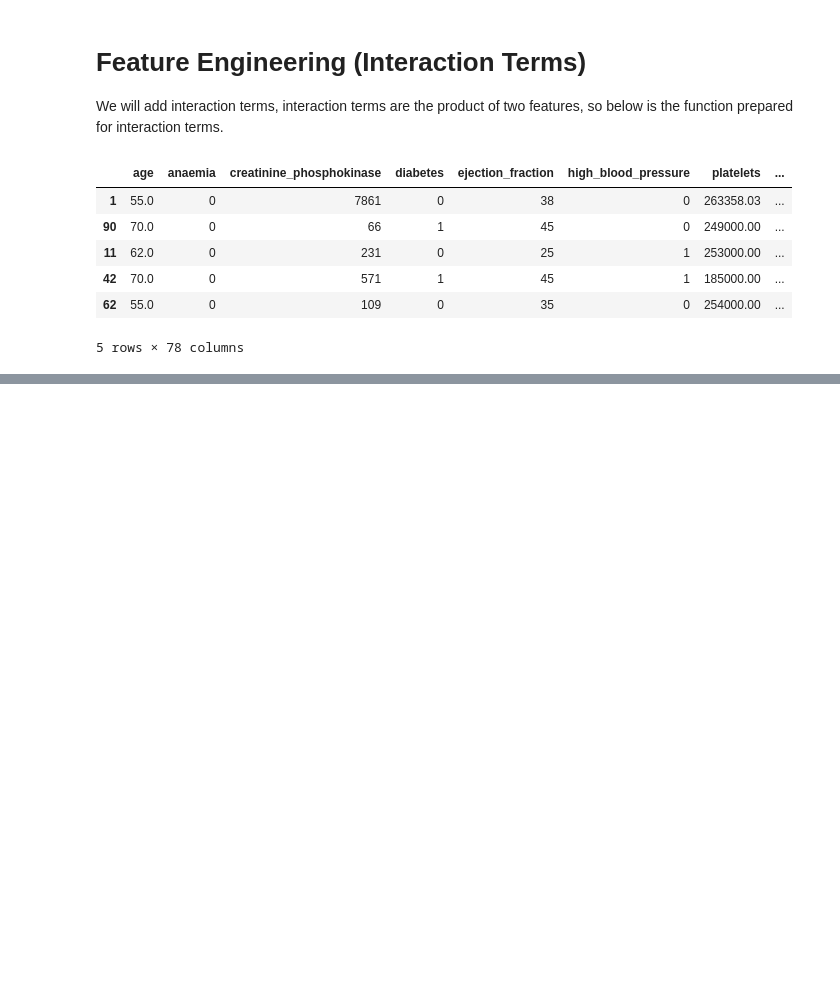
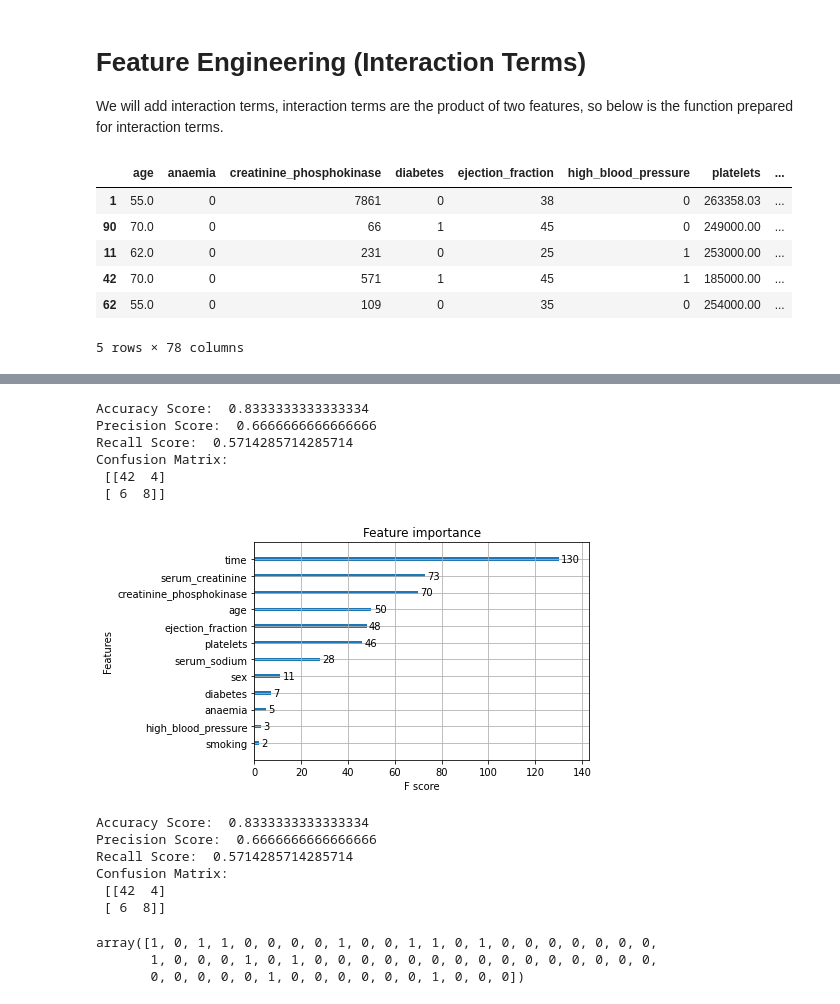
Before and after one commit to mart-anthony-stark/Machine-Learning-and-Deep-Learning, a Jupyter notebook: Heart_Failure_Prediction.ipynb, the cells around one changed output, grey strips where cells are left out. Saved outputs shown, nothing was run; the diff lists cells and outputs as text; code cells hidden in the pictures; blank space fills up the shorter version.

```diff
--- a/Heart_Failure_Prediction.ipynb
+++ b/Heart_Failure_Prediction.ipynb
@@ -242,0 +333,5 @@ x_train_mod.head()
+# %%
+svc = SVC(C = 100, gamma = 0.0001)
+svc.fit(X_train, y_train)
+y_pred2 = svc.predict(X_test)
+evaluating_model(y_test, y_pred2)
@@ -242,0 +380,8 @@ x_train_mod.head()
+# %%
+ds_clf = DecisionTreeClassifier(max_depth=8, max_features=0.9, max_leaf_nodes=30,
+                       min_impurity_decrease=0.05, min_samples_leaf=0.02,
+                       min_samples_split=10, min_weight_fraction_leaf=0.005,
+                       random_state=2, splitter='random')
+ds_clf.fit(X_train, y_train)
+pred4 = ds_clf.predict(X_test)
+evaluating_model(y_test, pred4)
@@ -242,0 +410,7 @@ x_train_mod.head()
+# %%
+rf_clf = RandomForestClassifier(max_depth=2, max_features=0.5,
+                       min_impurity_decrease=0.01, min_samples_leaf=10,
+                       random_state=2)
+rf_clf.fit(X_train, y_train)
+pred5 = rf_clf.predict(X_test)
+evaluating_model(y_test, pred5)
@@ -242,0 +424,11 @@ x_train_mod.head()
+# %%
+from xgboost import XGBClassifier
+xgb1 = XGBClassifier(colsample_bytree= 1.0,
+ learning_rate = 0.1,
+ max_depth = 4,
+ n_estimators= 400,
+ subsample= 1.0)
+
+eval_set  = [(X_test, y_test)]
+
+xgb1.fit(X_train, y_train,early_stopping_rounds=10, eval_metric="logloss",eval_set=eval_set, verbose=True)
@@ -242,0 +455,43 @@ x_train_mod.head()
+# %%
+pred6 = xgb1.predict(X_test)
+evaluating_model(y_test, pred6)
+# %% [output]
+Accuracy Score:  0.8333333333333334
+Precision Score:  0.6666666666666666
+Recall Score:  0.5714285714285714
+Confusion Matrix:
+ [[42  4]
+ [ 6  8]]
+# %%
+from xgboost import plot_importance
+# xgb.feature_importances_
+plot_importance(xgb1)
+plt.show()
+# %% [output]
+[figure, added]
+# %%
+from sklearn.ensemble import GradientBoostingClassifier
+
+gbdt = GradientBoostingClassifier(n_estimators=200, learning_rate=0.1,max_depth=1,random_state=0)
+gbdt.fit(X_train, y_train)
+
+pred_gdbt = gbdt.predict(X_test)
+evaluating_model(y_test, pred_gdbt)
+# %% [output]
+Accuracy Score:  0.8333333333333334
+Precision Score:  0.6666666666666666
+Recall Score:  0.5714285714285714
+Confusion Matrix:
+ [[42  4]
+ [ 6  8]]
+# %%
+# Select XGboost algorithm
+
+import joblib
+joblib.dump(xgb1, 'model.pkl')
+model = joblib.load('model.pkl' )
+model.predict(X_test)
+# %% [output]
+array([1, 0, 1, 1, 0, 0, 0, 0, 1, 0, 0, 1, 1, 0, 1, 0, 0, 0, 0, 0, 0, 0,
+       1, 0, 0, 0, 1, 0, 1, 0, 0, 0, 0, 0, 0, 0, 0, 0, 0, 0, 0, 0, 0, 0,
+       0, 0, 0, 0, 0, 1, 0, 0, 0, 0, 0, 0, 1, 0, 0, 0])
```
Also changed, not shown: parts of 14 cells of this notebook.
